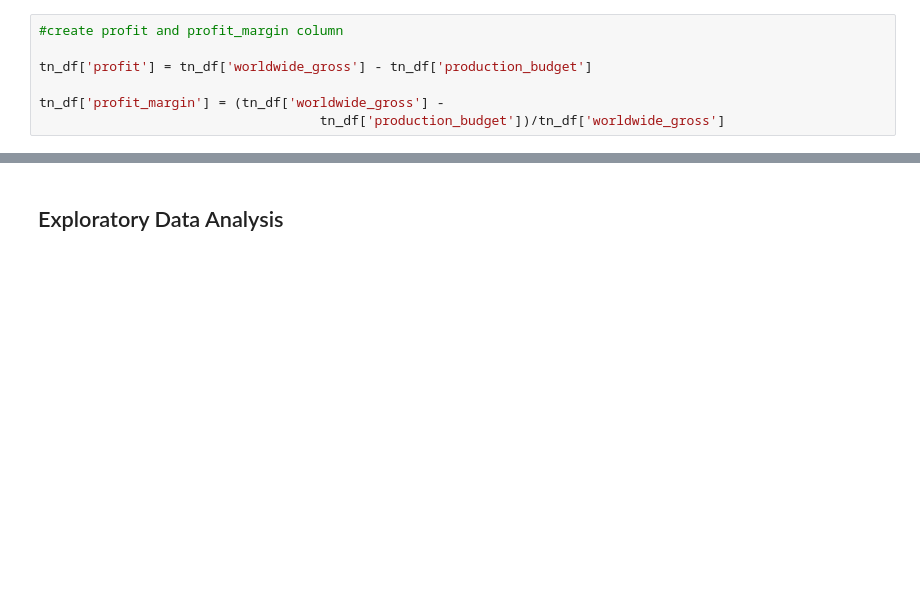
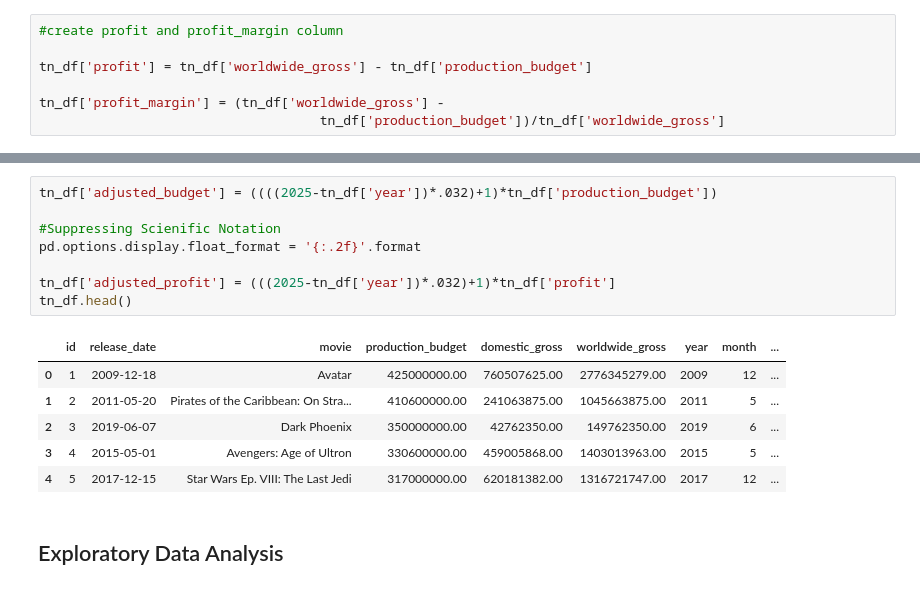
Before and after one commit to morgannash1/movie_analysis_project, a Jupyter notebook: notebook.ipynb, the cells around one changed output, grey strips where cells are left out. Drawn from its saved outputs; the diff is of its cells as text; blank space fills up the shorter version.

```diff
--- a/notebook.ipynb
+++ b/notebook.ipynb
@@ -759,3 +759,18 @@ tn_df['profit_margin'] = (tn_df['worldwide_gross'] -
+# %%
+tn_df['adjusted_budget'] = ((((2025-tn_df['year'])*.032)+1)*tn_df['production_budget'])
+
+#Suppressing Scienific Notation
+pd.options.display.float_format = '{:.2f}'.format
+
+tn_df['adjusted_profit'] = (((2025-tn_df['year'])*.032)+1)*tn_df['profit']
+tn_df.head()
+# %% [output]
+|  | id | release_date | movie | production_budget | domestic_gross | worldwide_gross | year | month | ... |
+| 0 | 1 | 2009-12-18 | Avatar | 425000000.00 | 760507625.00 | 2776345279.00 | 2009 | 12 | ... |
+| 1 | 2 | 2011-05-20 | Pirates of the Caribbean: On Stra... | 410600000.00 | 241063875.00 | 1045663875.00 | 2011 | 5 | ... |
+| 2 | 3 | 2019-06-07 | Dark Phoenix | 350000000.00 | 42762350.00 | 149762350.00 | 2019 | 6 | ... |
+| 3 | 4 | 2015-05-01 | Avengers: Age of Ultron | 330600000.00 | 459005868.00 | 1403013963.00 | 2015 | 5 | ... |
+| 4 | 5 | 2017-12-15 | Star Wars Ep. VIII: The Last Jedi | 317000000.00 | 620181382.00 | 1316721747.00 | 2017 | 12 | ... |
 # %% [markdown]
 ## Exploratory Data Analysis
 # %% [markdown]
```
Also changed, not shown: parts of 3 cells of this notebook.
